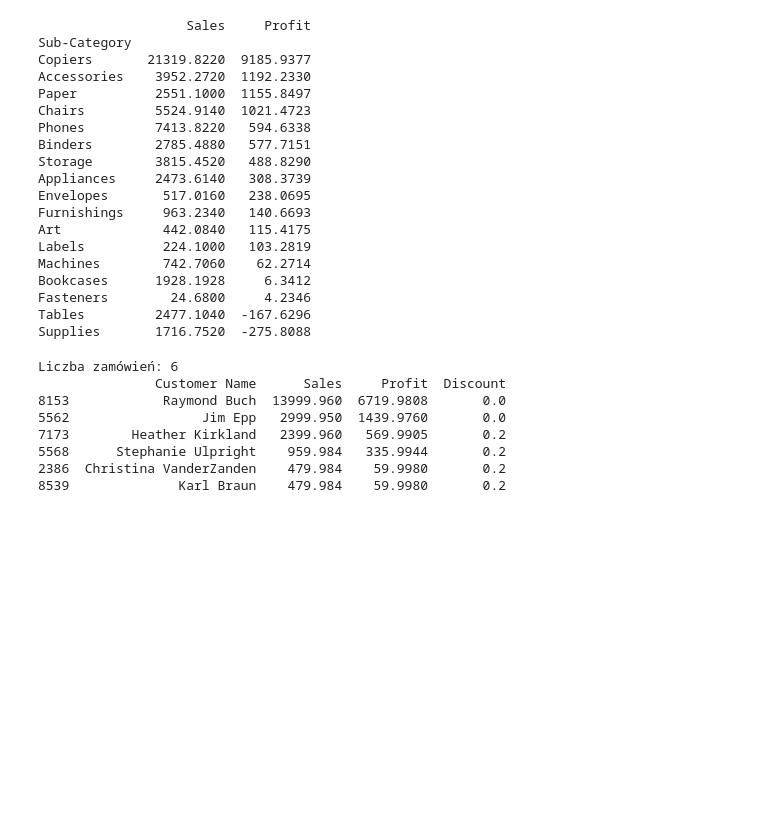
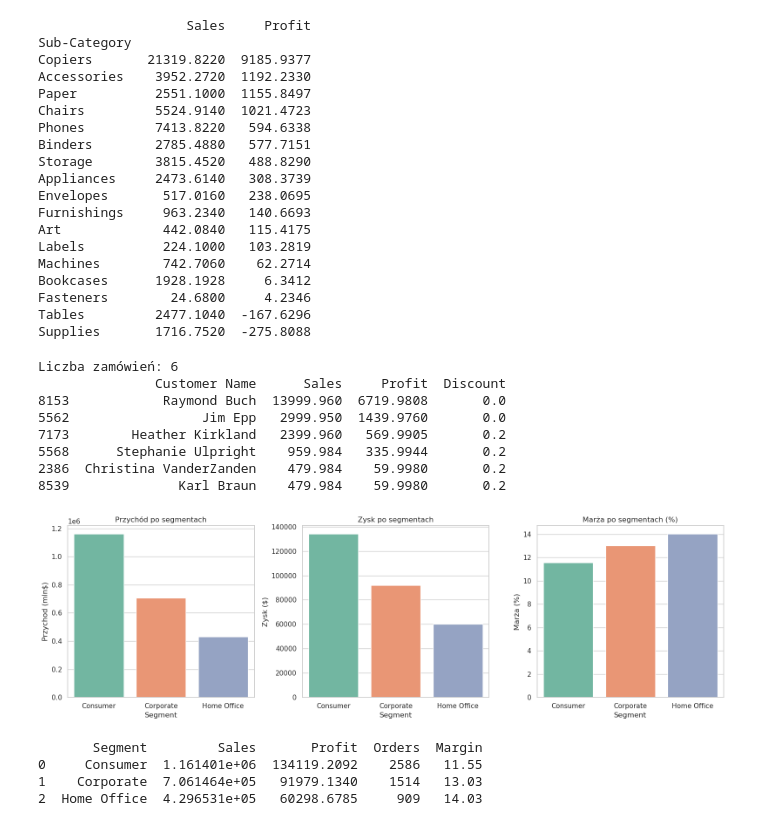
Before and after one commit to sverill/superstore-analysis, a Jupyter notebook: superstore_analysis.ipynb, the cells around one changed output. Saved outputs shown, nothing was run; the diff lists cells and outputs as text; code cells hidden in the pictures; blank space fills up the shorter version.

Commit message:
EDA: customer segment analysis - sales, profit and margin

```diff
--- a/superstore_analysis.ipynb
+++ b/superstore_analysis.ipynb
@@ -270,3 +270,35 @@ Liczba zamówień: 6
 5568      Stephanie Ulpright    959.984   335.9944       0.2
 2386  Christina VanderZanden    479.984    59.9980       0.2
 8539              Karl Braun    479.984    59.9980       0.2
+# %%
+#Analiza segmentacji klientów
+segment_data = df.groupby('Segment')[['Sales', 'Profit']].sum().reset_index()
+segment_orders = df.groupby('Segment')['Order ID'].nunique().reset_index()
+segment_orders.columns = ['Segment', 'Orders']
+segment_data = segment_data.merge(segment_orders, on='Segment')
+segment_data['Margin'] = (segment_data['Profit'] / segment_data['Sales'] * 100).round(2)
+
+fig, axes = plt.subplots(1, 3, figsize=(16, 5))
+
+sns.barplot(data=segment_data, x='Segment', y='Sales', hue='Segment', legend=False, palette='Set2', ax=axes[0])
+axes[0].set_title('Przychód po segmentach')
+axes[0].set_ylabel('Przychod (mln$)')
+
+sns.barplot(data=segment_data, x='Segment', y='Profit', hue='Segment', legend=False, palette='Set2', ax=axes[1])
+axes[1].set_title('Zysk po segmentach')
+axes[1].set_ylabel('Zysk ($)')
+
+sns.barplot(data=segment_data, x='Segment', y='Margin', hue='Segment', legend=False, palette='Set2', ax=axes[2])
+axes[2].set_title('Marża po segmentach (%)')
+axes[2].set_ylabel('Marża (%)')
+
+plt.tight_layout()
+plt.show()
+
+print(segment_data)
+# %% [output]
+[figure, added]
+       Segment         Sales       Profit  Orders  Margin
+0     Consumer  1.161401e+06  134119.2092    2586   11.55
+1    Corporate  7.061464e+05   91979.1340    1514   13.03
+2  Home Office  4.296531e+05   60298.6785     909   14.03
```
